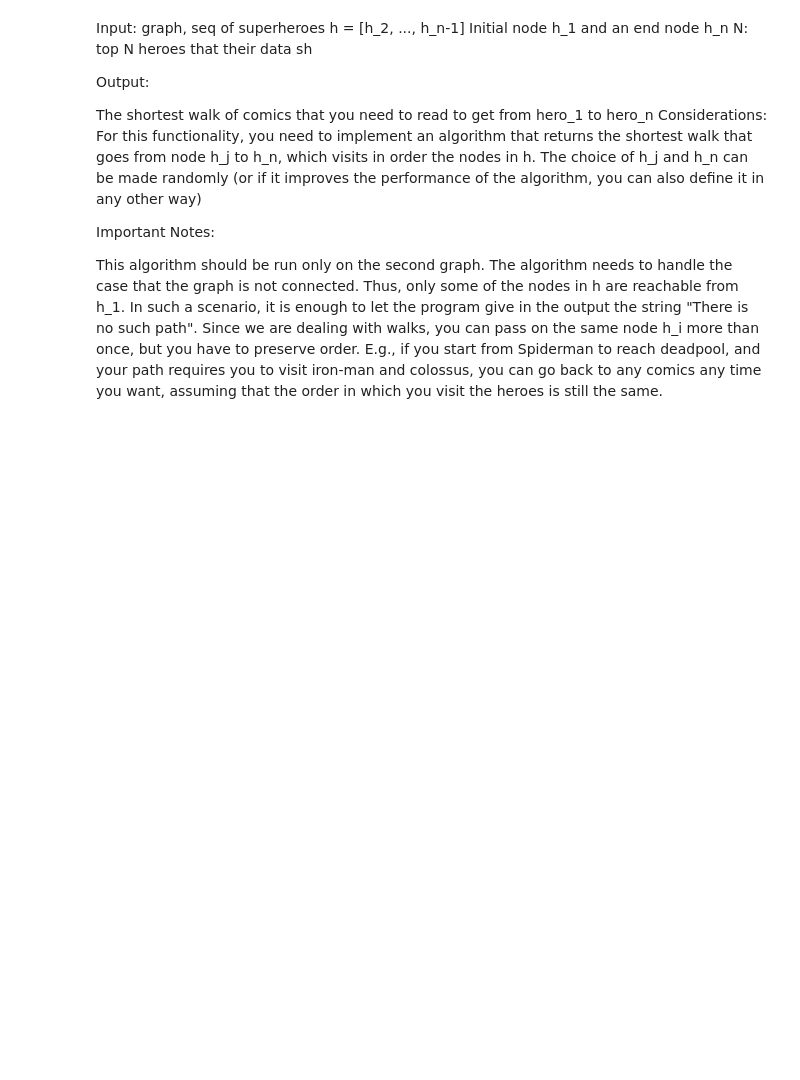
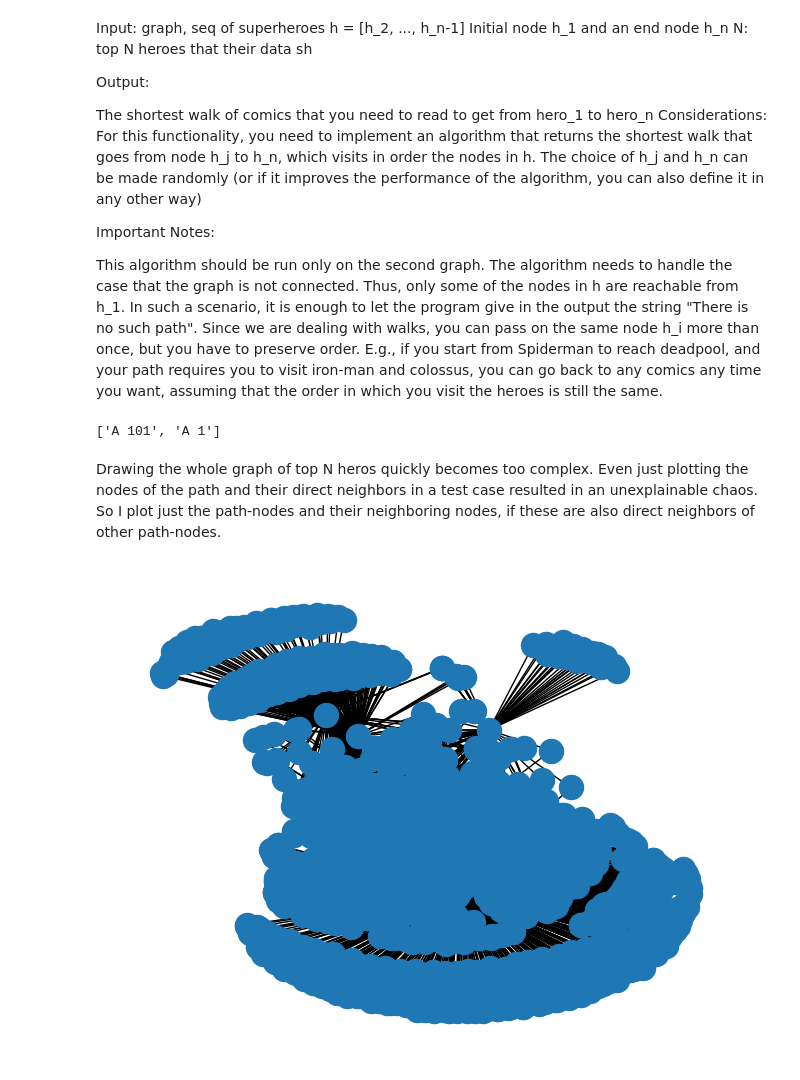
Before and after one commit to lnsphnplt/ADM-HW5, a Jupyter notebook: function3.ipynb, the cells around one changed output. Saved outputs shown, nothing was run; the diff lists cells and outputs as text; code cells hidden in the pictures; blank space fills up the shorter version.

```diff
--- a/function3.ipynb
+++ b/function3.ipynb
@@ -88,4 +52,4 @@ heroes_df.columns = ['hero1', 'hero2']
 # %% [markdown]
 creating the hero network graph
 # %%
-heroes = nx.from_pandas_edgelist(heroes_df, 'hero1', 'hero2', create_using=nx.MultiGraph)
+heroes = nx.from_pandas_edgelist(heroes_df, 'hero1', 'hero2', create_using=nx.Graph)
@@ -105,7 +56,17 @@ max_nr_edges = max(nodes_edgecount.values())
+# %%
+node_count = heroes_df.groupby(['hero1','hero2'])['hero1','hero2'].size()#.apply(lambda row: print(row))
+
+fl = np.power(np.array(list(map(float, node_count.values))), -1)
+
+weights = dict( list(zip (node_count.index, fl) ) )
 # %%
 node_tuple_weight = {}
-for e in heroes.edges: # .edges() doesnt have the edge key and believe this is the third tuple entry necessary
-    weight = 1-(nodes_edgecount[e[0]]+nodes_edgecount[e[1]])/(2*max_nr_edges)
-    node_tuple_weight[(e[0], e[1], e[2])] = weight
+for e in heroes.edges: #
+    try:
+        weight = weights[(e[0], e[1])]
+    except:
+        weight = weights[(e[1], e[0])]
+
+    node_tuple_weight[(e[0], e[1])] = weight
 # %%
 nx.set_edge_attributes(heroes, values = node_tuple_weight, name = 'weight')
@@ -162,0 +215,56 @@ Since we are dealing with walks, you can pass on the same node h_i more than onc
+# %%
+def functionality3(comics, test_h_seq, v_0, v_n, N):
+
+    sub_comics = make_topnhero_graph(comics, N)
+    visited = {}
+    for n in sub_comics.nodes():
+        visited[n] = False
+
+    paths = []
+    doable = True
+
+    #
+    v_0 = 'CAPTAIN AMERICA'
+    v_n = 'JONES, RICHARD MILHO'
+    test_h_seq = ['UATU']
+    seq = test_h_seq.copy()
+    seq.append(v_n)
+    #
+
+    visited[v_0] = True
+
+    while(len(seq)>0): # not all heros visited
+
+        next_h = seq.pop(0) # next superhero to visit
+        # print(next_h)
+        path_to_next_hero = bfs(sub_comics, visited, seq, next_h)
+
+        if path_to_next_hero == 'heros not connected':
+            print(path_to_next_hero)
+            doable = False
+            break
+
+        for v in path_to_next_hero:
+            visited[v] = True
+
+        paths.append(path_to_next_hero)
+
+    if doable:
+        ordered = print_result_fct(sub_comics, paths)
+        return sub_comics, ordered, paths
+# %% [output]
+['A 101', 'A 1']
+# %% [markdown]
+Drawing the whole graph of top N heros quickly becomes too complex. Even just plotting the nodes of the path and their direct neighbors in a test case resulted in an unexplainable chaos. So I plot just the path-nodes and their neighboring nodes, if these are also direct neighbors of other path-nodes.
+# %%
+# cannot draw all so do another subgraph
+
+tbd_nodes = list(ordered)
+for o in ordered:
+    [tbd_nodes.append(n) for n in sub_comics.neighbors(o) if n not in tbd_nodes]
+
+tbd_graph = sub_comics.subgraph(tbd_nodes)
+# %%
+nx.draw(tbd_graph)
+# %% [output]
+[figure, added]
```
Also changed, not shown: parts of 26 cells of this notebook.
